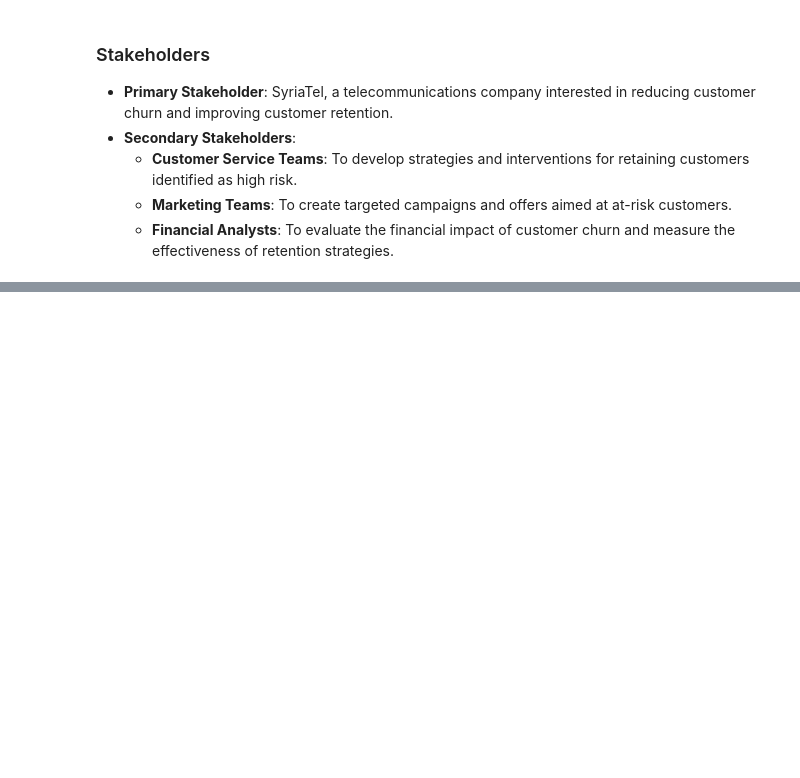
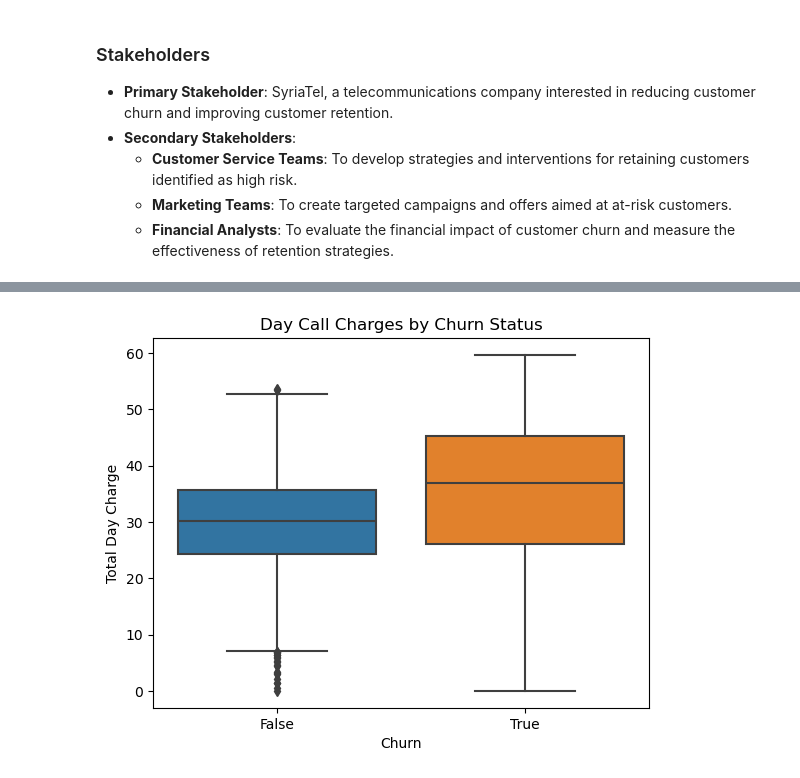
Before and after one commit to AngelaKalelwa/syriatel-customer-churn, a Jupyter notebook: notebook.ipynb, the cells around one changed output, grey strips where cells are left out. Cells and saved outputs as stored; diff of their text form; code cells hidden in the pictures; blank space fills up the shorter version.

```diff
--- a/notebook.ipynb
+++ b/notebook.ipynb
@@ -21,0 +170,10 @@ Churn prediction is crucial for the company to implement retention strategies an
+# %%
+# Plot for day call charges by churn status
+
+sns.boxplot(data=df, x='churn', y='total day charge')
+plt.title('Day Call Charges by Churn Status')
+plt.xlabel('Churn')
+plt.ylabel('Total Day Charge')
+plt.show()
+# %% [output]
+[figure, added]
```
Also changed, not shown: parts of 15 cells of this notebook.
